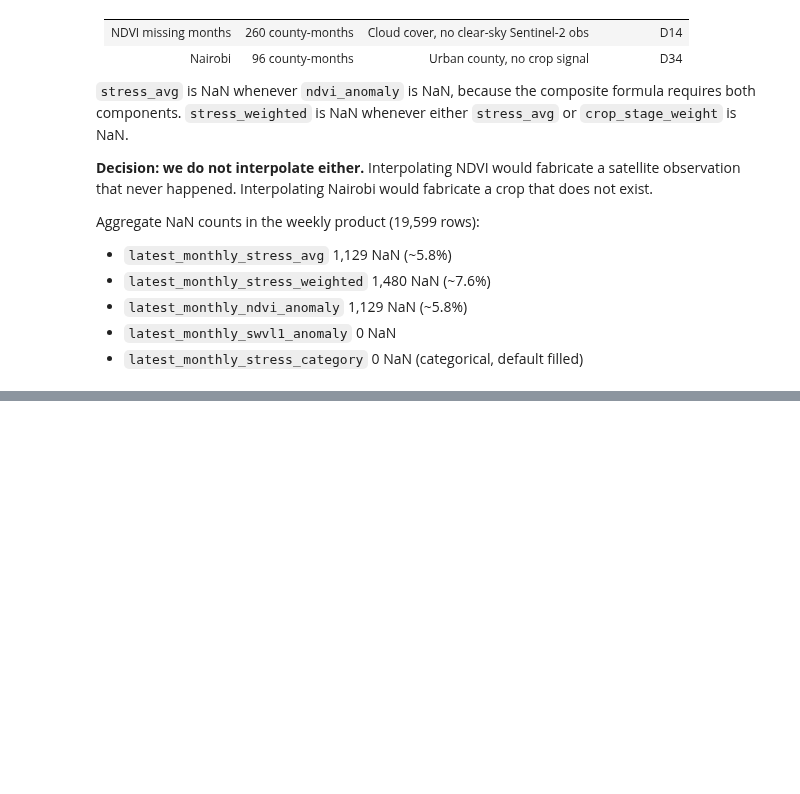
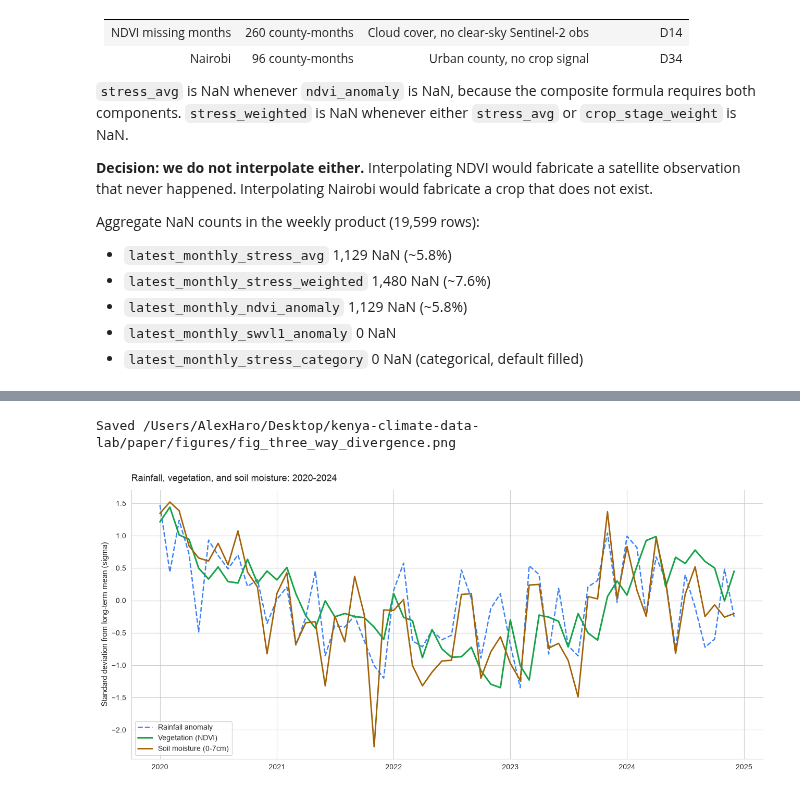
Before and after one commit to alexharonyandega-dev/kenya-climate-data-lab, a Jupyter notebook: notebooks/03_integration.ipynb, the cells around one changed output, grey strips where cells are left out. Drawn from its saved outputs; the diff is of its cells as text; code cells hidden in the pictures; blank space fills up the shorter version.

```diff
--- a/notebooks/03_integration.ipynb
+++ b/notebooks/03_integration.ipynb
@@ -771,0 +896,30 @@ Aggregate NaN counts in the weekly product (19,599 rows):
+# %%
+fig, ax = plt.subplots(figsize=(13, 6))
+
+win = stress[(stress["month_start"] >= "2020-01-01") &
+             (stress["month_start"] <= "2024-12-31")]
+agg = win.groupby("month_start").agg({
+    "rainfall_anomaly":   "mean",
+    "ndvi_anomaly":       "mean",
+    "swvl1_mean_anomaly": "mean",
+}).reset_index()
+
+ax.plot(agg["month_start"], agg["rainfall_anomaly"], color="#3b82f6",
+        lw=1.8, linestyle="--", label="Rainfall anomaly")
+ax.plot(agg["month_start"], agg["ndvi_anomaly"], color="#16a34a",
+        lw=2.2, label="Vegetation (NDVI)")
+ax.plot(agg["month_start"], agg["swvl1_mean_anomaly"], color="#a16207",
+        lw=2.0, label="Soil moisture (0-7cm)")
+
+ax.axhline(0, color="#cccccc", lw=0.8)
+ax.set_ylabel("Standard deviation from long-term mean (sigma)", fontsize=11)
+ax.set_title("Rainfall, vegetation, and soil moisture: 2020-2024", fontsize=13, loc="left", pad=12)
+ax.legend(loc="lower left", fontsize=10)
+ax.spines["top"].set_visible(False); ax.spines["right"].set_visible(False)
+plt.tight_layout()
+out = FIG_DIR / "fig_three_way_divergence.png"
+plt.savefig(out, dpi=200, bbox_inches="tight", facecolor="white")
+print(f"Saved {out}")
+# %% [output]
+Saved /Users/AlexHaro/Desktop/kenya-climate-data-lab/paper/figures/fig_three_way_divergence.png
+[figure, added]
```
Also changed, not shown: parts of 12 cells of this notebook, 5 other files.
